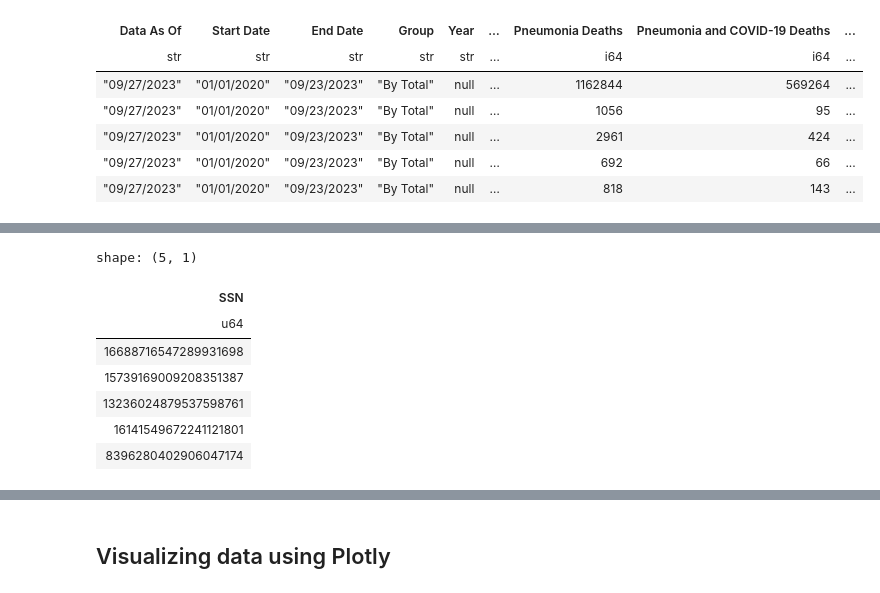
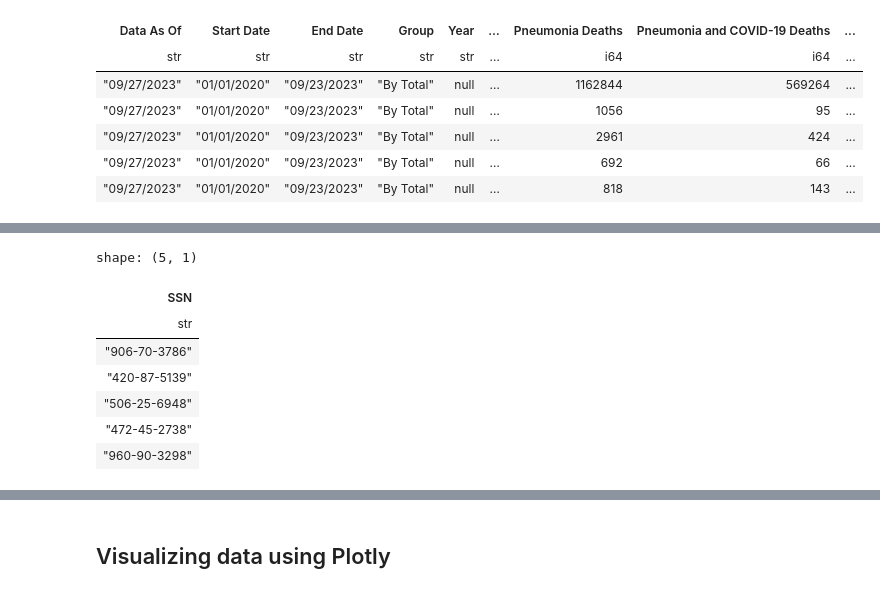
Before and after one commit to PacktPublishing/Polars-Cookbook, a Jupyter notebook: Chapter03/ch03.ipynb, the cells around one changed output, grey strips where cells are left out. Cells and saved outputs as stored; diff of their text form; code cells hidden in the pictures.

```diff
--- a/Chapter03/ch03.ipynb
+++ b/Chapter03/ch03.ipynb
@@ -317,5 +371,15 @@ shape: (5, 16)
 import random
 
 def get_random_nums(num_list, length):
+    """
+    Generate a string of random numbers from a given list.
+
+    Args:
+        num_list (list): A list of numbers to sample from.
+        length (int): The number of random numbers to select.
+
+    Returns:
+        str: A string of randomly selected numbers concatenated together.
+    """
     random_nums = ''.join(str(n) for n in random.sample(num_list, length))
     return random_nums
@@ -374,13 +386,44 @@ shape: (5, 1)
-# %%
-df.select(
-    pl.col('SSN').hash()
-).head()
-# %% [output]
-shape: (5, 1)
-| SSN |
-| u64 |
-| 16688716547289931698 |
-| 15739169009208351387 |
-| 13236024879537598761 |
-| 16141549672241121801 |
-| 8396280402906047174 |
+# %%
+fake_ssns = []
+"""
+Generates a list of fake Social Security Numbers (SSNs) and creates a Polars DataFrame with these SSNs.
+
+The code performs the following steps:
+1. Initializes an empty list `fake_ssns` to store the generated SSNs.
+2. Creates a list `nums` containing digits from 0 to 9.
+3. Iterates over the range of the DataFrame's height (`df.height`).
+4. For each iteration, generates three parts of the SSN:
+    - `part_1`: A random 3-digit number.
+    - `part_2`: A random 2-digit number.
+    - `part_3`: A random 4-digit number.
+5. Combines the three parts into a single SSN string in the format `XXX-XX-XXXX`.
+6. Appends the generated SSN to the `fake_ssns` list.
+7. Seeds the random number generator with a fixed value (10) for reproducibility.
+8. Creates a Polars DataFrame `fake_ssns_df` with a single column 'SSN' containing the generated SSNs.
+9. Displays the first few rows of the DataFrame using the `head()` method.
+
+Note:
+- The function `get_random_nums(nums, n)` is assumed to generate a random number with `n` digits from the list `nums`.
+- The DataFrame `df` and the Polars library `pl` should be defined/imported elsewhere in the code.
+"""
+nums = [n for n in range(10)]
+
+for i in range(df.height):
+    part_1 = get_random_nums(nums, 3)
+    part_2 = get_random_nums(nums, 2)
+    part_3 = get_random_nums(nums, 4)
+    fake_ssn = f'{part_1}-{part_2}-{part_3}'
+    fake_ssns.append(fake_ssn)
+
+random.seed(10)
+fake_ssns_df = pl.DataFrame({'SSN': fake_ssns})
+fake_ssns_df.head()
+# %% [output]
+shape: (5, 1)
+| SSN |
+| str |
+| "906-70-3786" |
+| "420-87-5139" |
+| "506-25-6948" |
+| "472-45-2738" |
+| "960-90-3298" |
```
Also changed, not shown: parts of 46 cells of this notebook.
